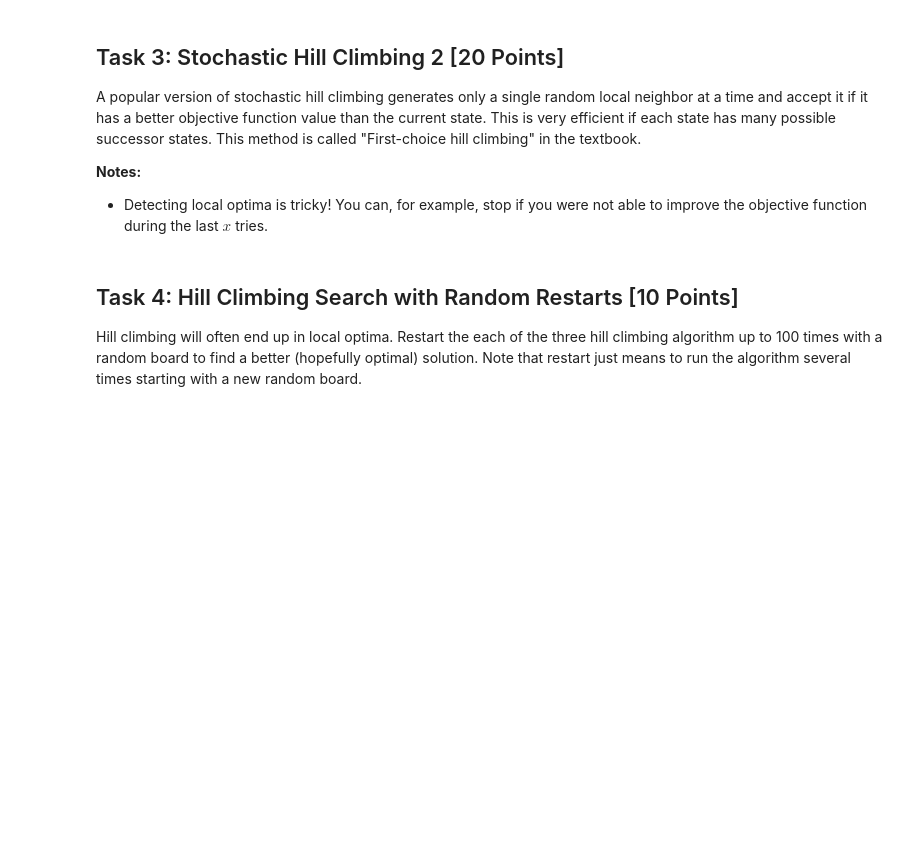
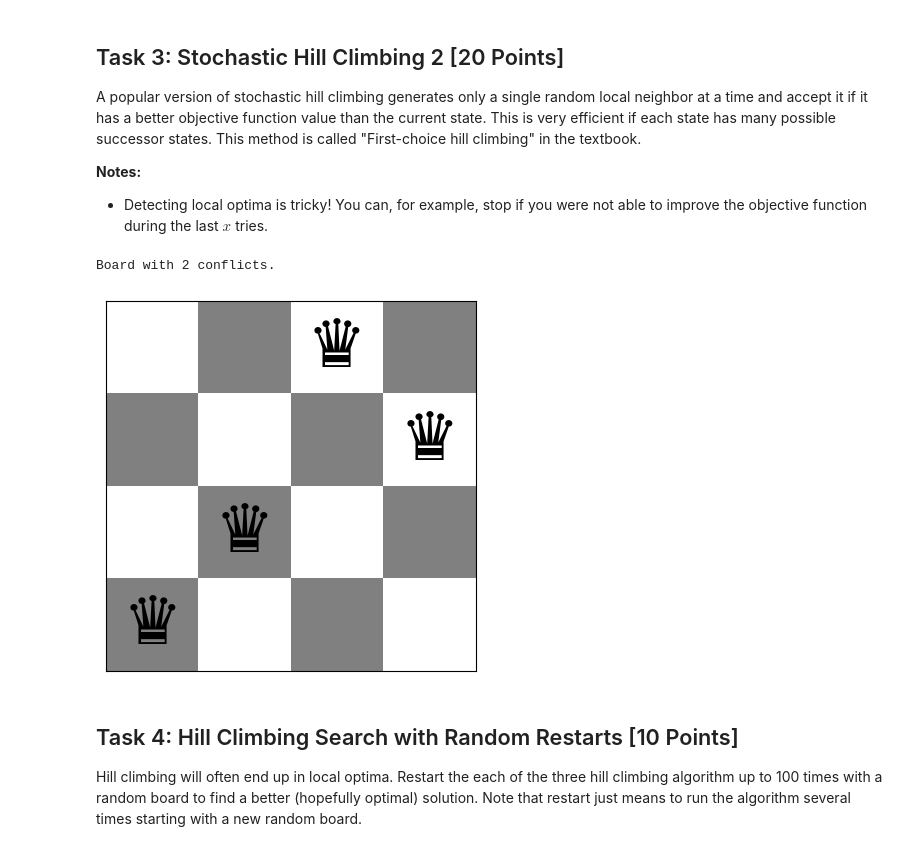
Before and after one commit to chirschbrich/n_queens, a Jupyter notebook: n_queens.ipynb, the cells around one changed output. Saved outputs shown, nothing was run; the diff lists cells and outputs as text; code cells hidden in the pictures; blank space fills up the shorter version.

Commit message:
tasks 1 - 4 first commit

```diff
--- a/n_queens.ipynb
+++ b/n_queens.ipynb
@@ -145,8 +189,37 @@ A popular version of stochastic hill climbing generates only a single random loc
 __Notes:__
 
 * Detecting local optima is tricky! You can, for example, stop if you were not able to improve the objective function during the last $x$ tries.
+# %%
+def first_choice_hill_climbing(board, max_attempts=100):
+    n = len(board)
+    current_board = board.copy()
+    current_conflicts = conflicts(current_board)
+    attempts = 0
+
+    while attempts < max_attempts:
+        col = np.random.randint(n)
+        row = np.random.randint(n)
+
+        if row != current_board[col]:
+            neighbor = current_board.copy()
+            neighbor[col] = row
+            neighbor_conflicts = conflicts(neighbor)
+
+            if neighbor_conflicts < current_conflicts:
+                current_board = neighbor
+                current_conflicts = neighbor_conflicts
+                attempts = 0  # reset attempts after a successful move
+            else:
+                attempts += 1
+
+    return current_board
 # %%
 # Code and description go here
+board = random_board(4)
+show_board(first_choice_hill_climbing(board))
+# %% [output]
+Board with 2 conflicts.
+[figure, added]
 # %% [markdown]
 ## Task 4: Hill Climbing Search with Random Restarts [10 Points]
 
```
Also changed, not shown: parts of 8 cells of this notebook.
